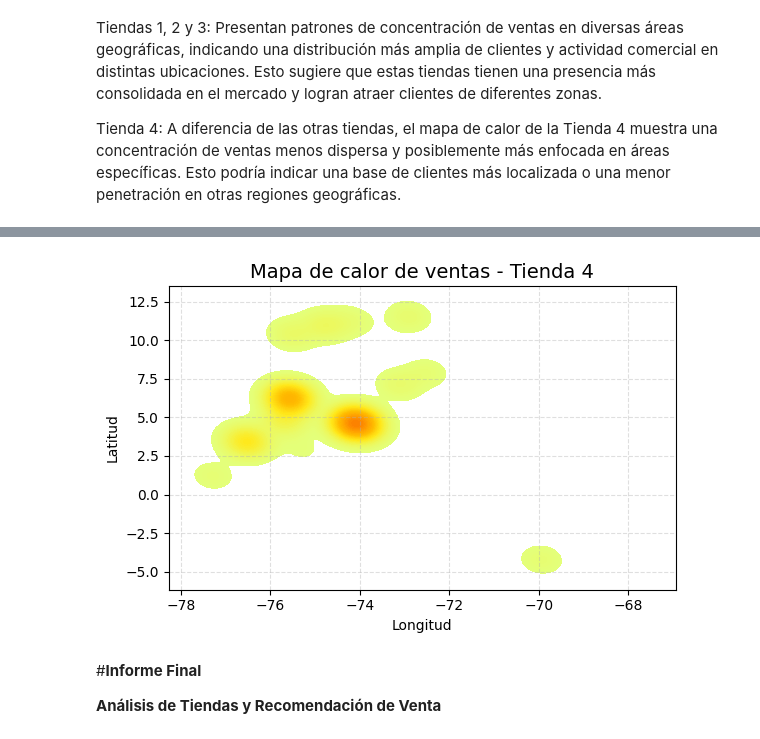
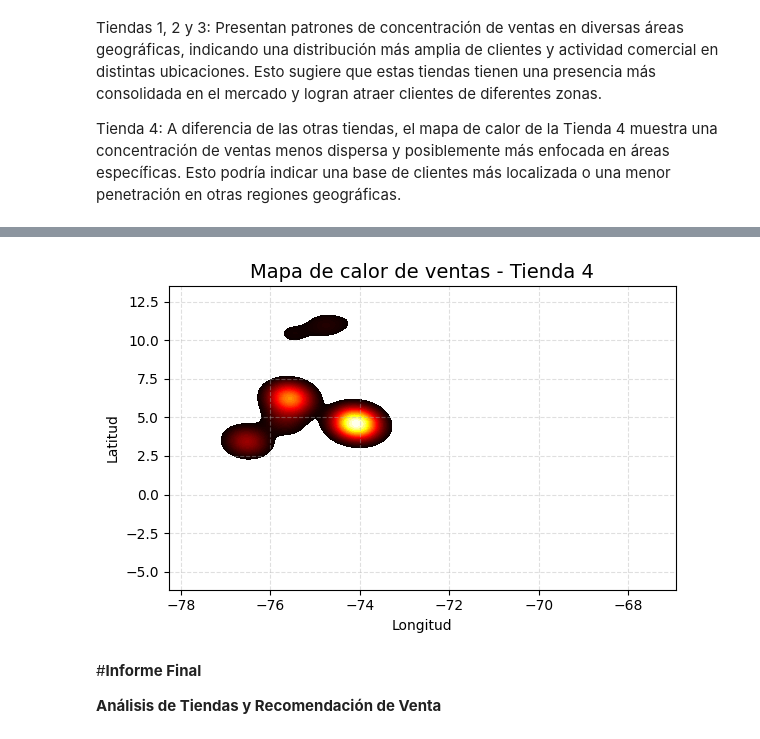
Before and after one commit to DaniGa-Mo/Challenge_Alura_Store, a Jupyter notebook: AluraStoreLatam_.ipynb, the cells around one changed output, grey strips where cells are left out. Drawn from its saved outputs; the diff is of its cells as text; code cells hidden in the pictures.

```diff
--- a/AluraStoreLatam_.ipynb
+++ b/AluraStoreLatam_.ipynb
@@ -560,26 +560,26 @@ plt.show()
 # %%
 # Mapa de calor tienda 4.
 # Datos.
 geo4 = tienda4[['lat', 'lon']]
 
 # Crear figura.
 plt.figure(figsize=(6,4))
 sns.kdeplot(
     x=geo4['lon'],
     y=geo4['lat'],
     fill=True,
-    cmap='Wistia',
-    thresh=0.05,
+    cmap='hot',
+    thresh=0.2, # Ajustado el umbral a 0.2
     levels=50
 )
 plt.title("Mapa de calor de ventas - Tienda 4", fontsize=14)
 plt.xlabel("Longitud")
 plt.ylabel("Latitud")
 plt.grid(True, linestyle='--', alpha=0.4)
 plt.tight_layout()
 plt.show()
 # %% [output]
-[figure, old version]
+[figure, new version]
 # %% [markdown]
 
 #**Informe Final**
```
Also changed, not shown: parts of 4 cells of this notebook.
